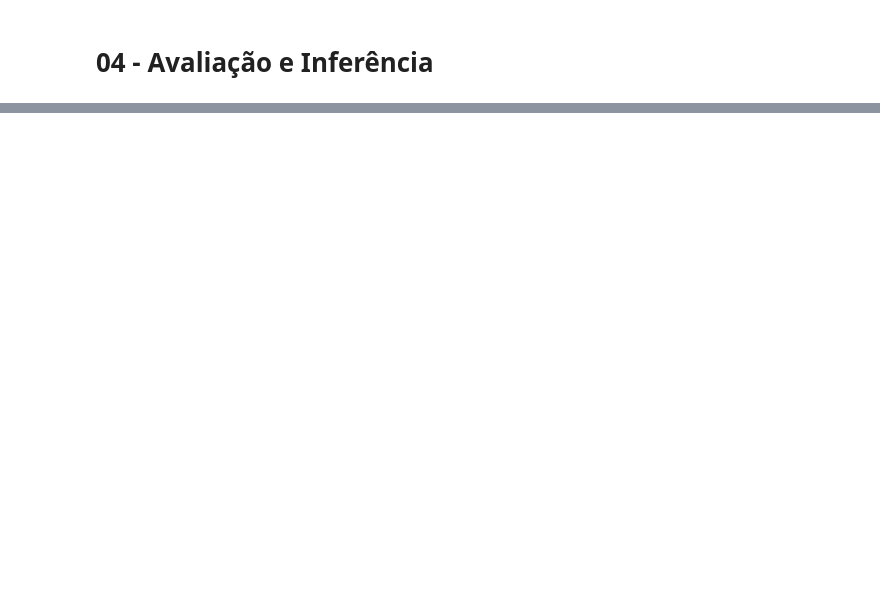
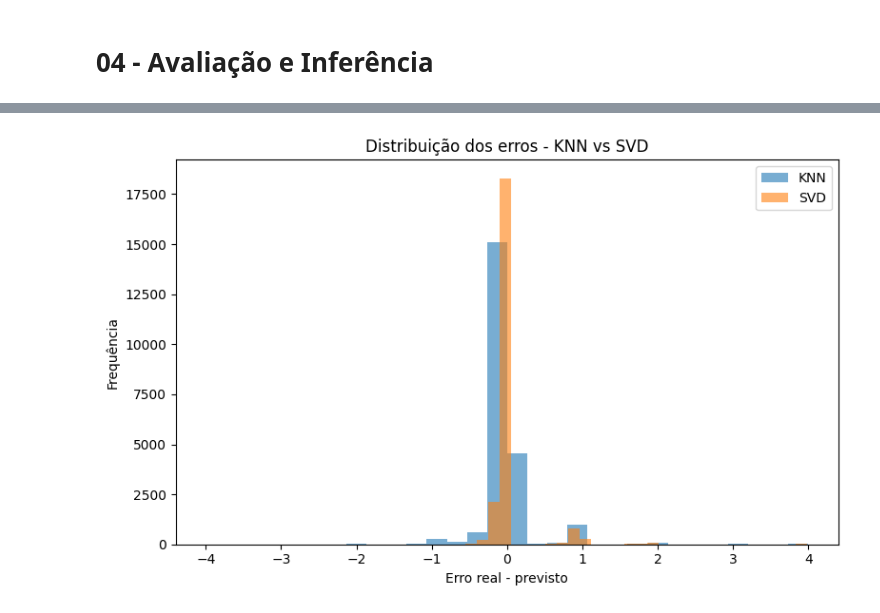
Before and after one commit to Kdu07/recomendashow, a Jupyter notebook: src/aad/04_avaliacao_inferencia.ipynb, the cells around one changed output, grey strips where cells are left out. Cells and saved outputs as stored; diff of their text form; code cells hidden in the pictures; blank space fills up the shorter version.

```diff
--- a/src/aad/04_avaliacao_inferencia.ipynb
+++ b/src/aad/04_avaliacao_inferencia.ipynb
@@ -28,0 +209,22 @@
+# %%
+svd_params_criado = {
+    "n_factors": 20,
+    "lr_all": 0.002,
+    "reg_all": 0.1,
+    "n_epochs": 50,
+    "random_state": 42,
+    "verbose": False
+}
+
+modelo_svd = SVD(**svd_params_criado)
+
+modelo_svd.fit(trainset)
+
+predictions_svd = modelo_svd.test(testset)
+
+rmse_svd = accuracy.rmse(predictions_svd, verbose=False)
+mae_svd = accuracy.mae(predictions_svd, verbose=False)
+
+print("SVD/Funk SVD treinado para comparacao com os hiperparametros do notebook 03.")
+print(f"RMSE: {rmse_svd:.4f}")
+print(f"MAE : {mae_svd:.4f}")
@@ -28,0 +511,15 @@
+# %%
+erros_knn = np.array([pred.r_ui - pred.est for pred in predictions_knn])
+erros_svd = np.array([pred.r_ui - pred.est for pred in predictions_svd])
+
+plt.figure(figsize=(8, 5))
+plt.hist(erros_knn, bins=30, alpha=0.6, label="KNN")
+plt.hist(erros_svd, bins=30, alpha=0.6, label="SVD")
+plt.title("Distribuição dos erros - KNN vs SVD")
+plt.xlabel("Erro real - previsto")
+plt.ylabel("Frequência")
+plt.legend()
+plt.tight_layout()
+plt.show()
+# %% [output]
+[figure, added]
```
Also changed, not shown: parts of 56 cells of this notebook.
